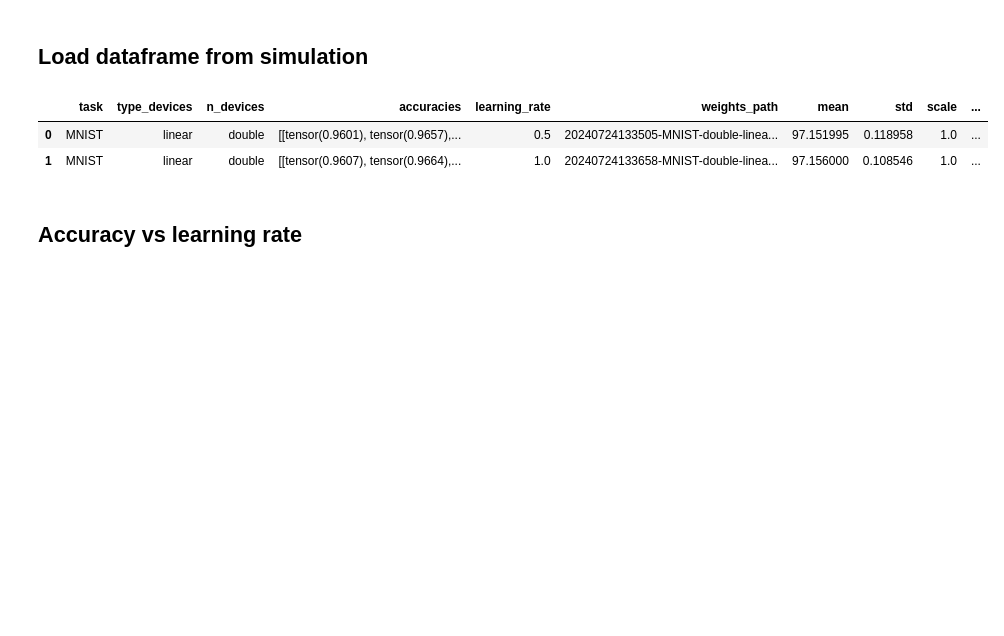
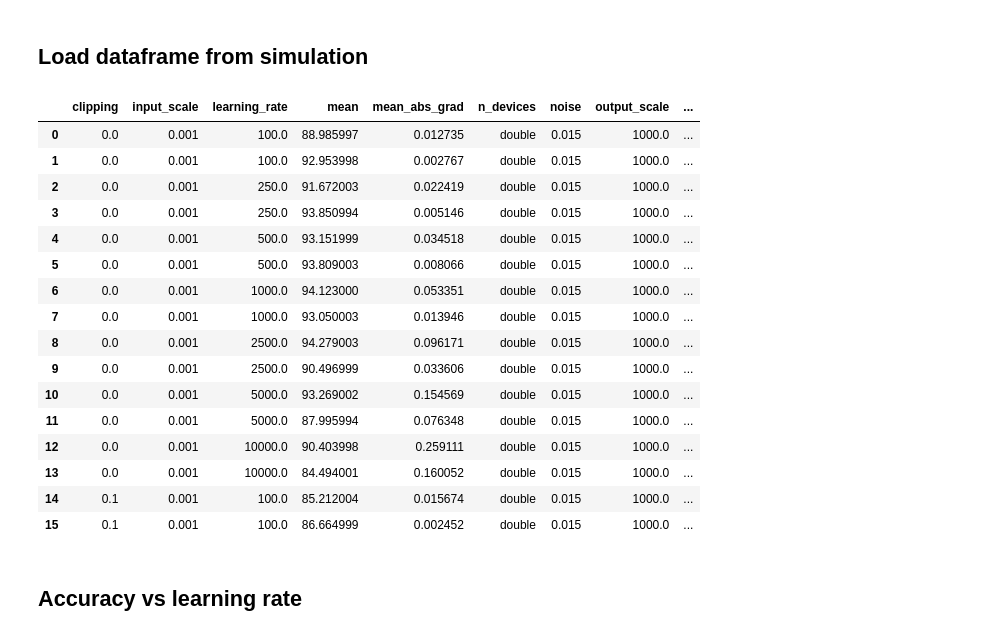
Before and after one commit to kellian-cottart/magnetoionic-simulations, a Jupyter notebook: magnetoionic-figures.ipynb, the cells around one changed output. Saved outputs shown, nothing was run; the diff lists cells and outputs as text; code cells hidden in the pictures; blank space fills up the shorter version.

```diff
--- a/magnetoionic-figures.ipynb
+++ b/magnetoionic-figures.ipynb
@@ -50,49 +51,73 @@ fig.savefig(f"{graph_folder}/{name}.svg", bbox_inches='tight')
 ## Load dataframe from simulation
 # %%
 # Create a pandas dataframe with columns type, mean, std, learning rate
-df = pd.DataFrame(columns=["task", "type_devices", "n_devices", "accuracies", "learning_rate", "weights_path", "mean", "std", "scale", "noise", "mean_abs_grad"])
+df = pd.DataFrame()
 # get all paths
 paths = [f for f in os.listdir(SIMULATION_FOLDER) if os.path.isdir(os.path.join(SIMULATION_FOLDER, f))]
 for path in paths:
     try:
         # first dim of the tensor is the iteration
         accuracies = []
         mean_abs_grad = []
         weights = ""
         for it in range(n_iterations):
             current_folder = os.path.join(SIMULATION_FOLDER, path)
             accuracies.append(torch.load(os.path.join(current_folder, path+f"-{it}-accuracies.pth")))
             mean_abs_grad.append(torch.load(os.path.join(current_folder, path+f"-{it}-gradients.pth")))
             if it == 0:
                 weights = path+f"-{it}-weights.pth"
+                jfile = path+f"-{it}.json"
+                parameters = json.load(open(os.path.join(current_folder, jfile), "r"))
         accuracies = torch.stack(accuracies)
         mean = accuracies.mean(dim=0)[-1].item()*100
         std = accuracies.std(dim=0)[-1].item()*100
         mean_abs_grad = torch.stack(mean_abs_grad).mean(dim=0)[0].item()
-        task = path.split("-")[1]
-        n_devices = path.split("-")[2]
-        type_devices = path.split("-")[3]
-        learning_rate = float(path.split("-")[4])
-        scale = float(path.split("-")[8])
-        noise = float(path.split("-")[10])
+        # print parameters but well formatted
+        task = parameters["task"]
+        n_devices = parameters["optimizer_parameters"]["field"][0].split("-")[0]
+        type_devices = parameters["optimizer_parameters"]["field"][0].split("-")[1]
+        learning_rate = float(parameters["optimizer_parameters"]["lr"])
+        scale = parameters["optimizer_parameters"]["scale"]
+        noise = parameters["optimizer_parameters"]["noise"]
+        var = parameters["optimizer_parameters"]["device_variability"]
+        clipping = parameters["optimizer_parameters"]["clipping"]
+        input_scale = parameters["input_scale"]
+        output_scale = parameters["output_scale"]
         df = df.append({"task": task,
                         "type_devices": type_devices,
                         "n_devices": n_devices,
-                        "accuracies": accuracies,
                         "learning_rate": learning_rate,
                         "weights_path": weights,
                         "mean": mean,
                         "std": std,
+                        "scale": scale,
+                        "noise": noise,
                         "mean_abs_grad": mean_abs_grad,
-                        "noise": noise,
-                        "scale": scale}, ignore_index=True)
+                        "var": var,
+                        "clipping": clipping,
+                        "input_scale": input_scale,
+                        "output_scale": output_scale}, ignore_index=True)
     except Exception as e:
         pass
 df
 # %% [output]
-|  | task | type_devices | n_devices | accuracies | learning_rate | weights_path | mean | std | scale | ... |
-| 0 | MNIST | linear | double | [[tensor(0.9601), tensor(0.9657),... | 0.5 | 20240724133505-MNIST-double-linea... | 97.151995 | 0.118958 | 1.0 | ... |
-| 1 | MNIST | linear | double | [[tensor(0.9607), tensor(0.9664),... | 1.0 | 20240724133658-MNIST-double-linea... | 97.156000 | 0.108546 | 1.0 | ... |
+|  | clipping | input_scale | learning_rate | mean | mean_abs_grad | n_devices | noise | output_scale | ... |
+| 0 | 0.0 | 0.001 | 100.0 | 88.985997 | 0.012735 | double | 0.015 | 1000.0 | ... |
+| 1 | 0.0 | 0.001 | 100.0 | 92.953998 | 0.002767 | double | 0.015 | 1000.0 | ... |
+| 2 | 0.0 | 0.001 | 250.0 | 91.672003 | 0.022419 | double | 0.015 | 1000.0 | ... |
+| 3 | 0.0 | 0.001 | 250.0 | 93.850994 | 0.005146 | double | 0.015 | 1000.0 | ... |
+| 4 | 0.0 | 0.001 | 500.0 | 93.151999 | 0.034518 | double | 0.015 | 1000.0 | ... |
+| 5 | 0.0 | 0.001 | 500.0 | 93.809003 | 0.008066 | double | 0.015 | 1000.0 | ... |
+| 6 | 0.0 | 0.001 | 1000.0 | 94.123000 | 0.053351 | double | 0.015 | 1000.0 | ... |
+| 7 | 0.0 | 0.001 | 1000.0 | 93.050003 | 0.013946 | double | 0.015 | 1000.0 | ... |
+| 8 | 0.0 | 0.001 | 2500.0 | 94.279003 | 0.096171 | double | 0.015 | 1000.0 | ... |
+| 9 | 0.0 | 0.001 | 2500.0 | 90.496999 | 0.033606 | double | 0.015 | 1000.0 | ... |
+| 10 | 0.0 | 0.001 | 5000.0 | 93.269002 | 0.154569 | double | 0.015 | 1000.0 | ... |
+| 11 | 0.0 | 0.001 | 5000.0 | 87.995994 | 0.076348 | double | 0.015 | 1000.0 | ... |
+| 12 | 0.0 | 0.001 | 10000.0 | 90.403998 | 0.259111 | double | 0.015 | 1000.0 | ... |
+| 13 | 0.0 | 0.001 | 10000.0 | 84.494001 | 0.160052 | double | 0.015 | 1000.0 | ... |
+| 14 | 0.1 | 0.001 | 100.0 | 85.212004 | 0.015674 | double | 0.015 | 1000.0 | ... |
+| 15 | 0.1 | 0.001 | 100.0 | 86.664999 | 0.002452 | double | 0.015 | 1000.0 | ... |
 # %% [markdown]
 ## Accuracy vs learning rate
 # %%
```
Also changed, not shown: parts of 2 cells of this notebook, 9 other files.
